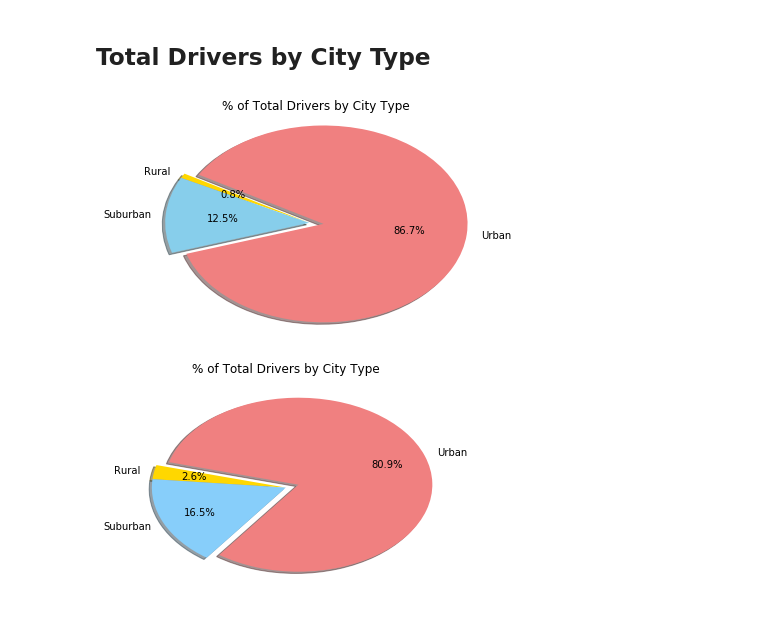
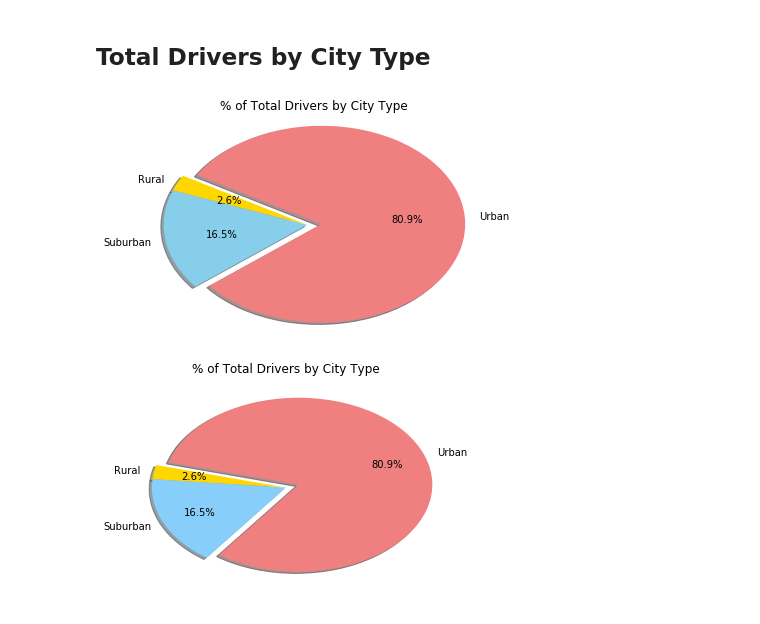
Before and after one commit to ppainuly/Pyber, a Jupyter notebook: pyber_starter.ipynb, the cells around one changed output. Cells and saved outputs as stored; diff of their text form; code cells hidden in the pictures.

Commit message:
completed driver pie chart

```diff
--- a/pyber_starter.ipynb
+++ b/pyber_starter.ipynb
@@ -178,27 +178,27 @@ plt.show()
 ## Total Drivers by City Type
 # %%
 # Calculate Driver Percents
-df_pyber.head()
-driver_data = df_pyber.groupby(["type"])
+
+driver_data = df_city.groupby(["type"])
 driver_data = driver_data["driver_count"].sum()
 
 labels = ['Rural', 'Suburban', 'Urban']
 explode = (0, 0, 0.1)
 colors = ["gold", "skyblue", "lightcoral"]
 
 # Build Pie Chart
 fig, ax = plt.subplots()
 ax.pie(driver_data, explode=explode,colors=colors, labels=labels,autopct="%1.1f%%",
         shadow=True, startangle=150)
 ax.set_title("% of Total Drivers by City Type")
 ax.axis('auto')
 
 # Save Figure
 fig.savefig("TotalDriversByCity.png",bbox_inches="tight",dpi = 150)
 
 plt.show()
 # %% [output]
-[figure, old version]
+[figure, new version]
 # %%
 # Show Figure
 plt.show()
```
